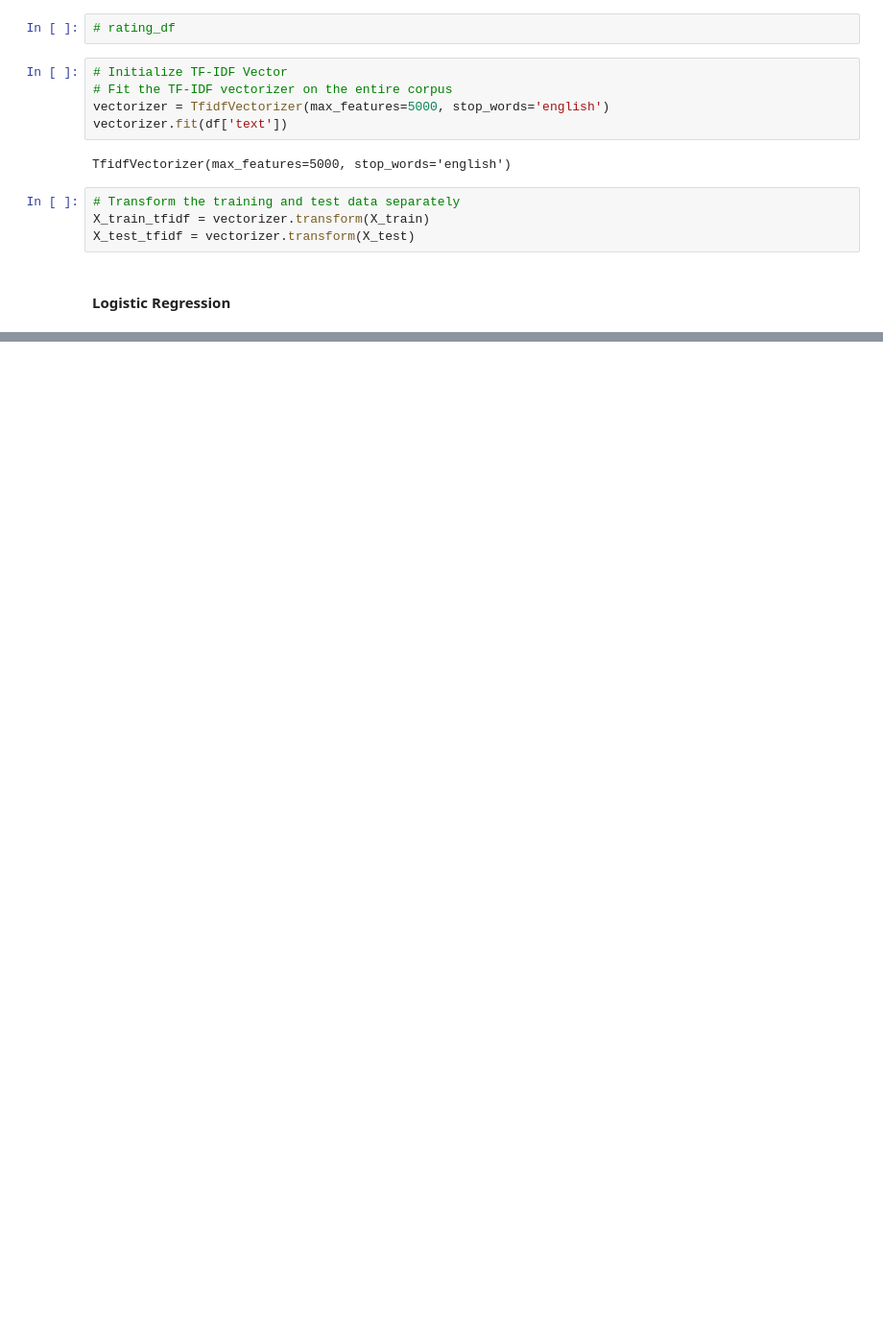
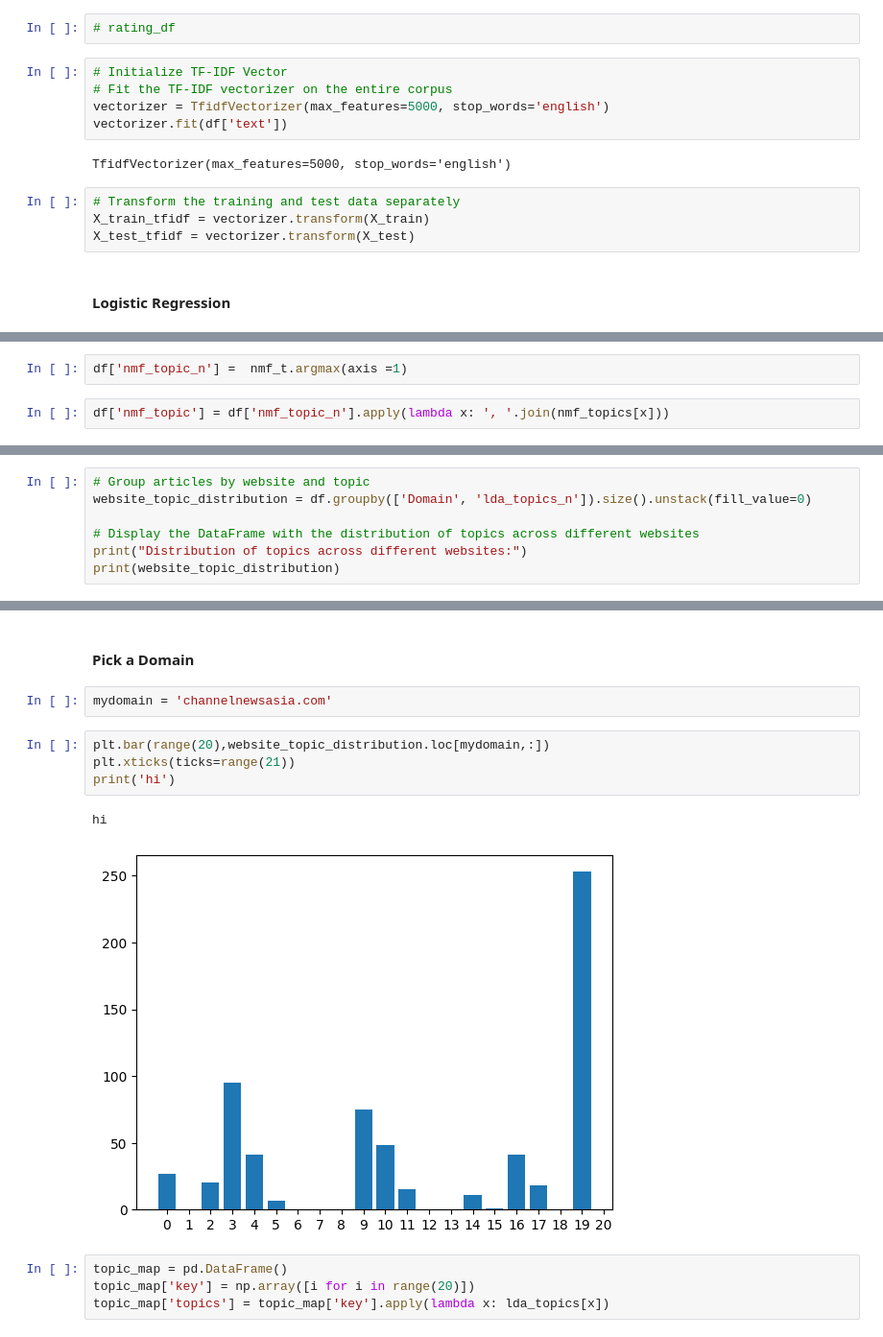
Before and after one commit to wayne-chi/tenx_wk0_cohort_c, a Jupyter notebook: Notebooks/nlp.ipynb, the cells around one changed output, grey strips where cells are left out. Shown at 96% size. Saved outputs shown, nothing was run; the diff lists cells and outputs as text; blank space fills up the shorter version.

```diff
--- a/Notebooks/nlp.ipynb
+++ b/Notebooks/nlp.ipynb
@@ -424,0 +691,4 @@ print(classification_report(y_test, y_pred))
+# %%
+df['nmf_topic_n'] =  nmf_t.argmax(axis =1)
+# %%
+df['nmf_topic'] = df['nmf_topic_n'].apply(lambda x: ', '.join(nmf_topics[x]))
@@ -424,0 +736,7 @@ print(classification_report(y_test, y_pred))
+# %%
+# Group articles by website and topic
+website_topic_distribution = df.groupby(['Domain', 'lda_topics_n']).size().unstack(fill_value=0)
+
+# Display the DataFrame with the distribution of topics across different websites
+print("Distribution of topics across different websites:")
+print(website_topic_distribution)
@@ -424,0 +761,15 @@ print(classification_report(y_test, y_pred))
+# %% [markdown]
+#### Pick a Domain
+# %%
+mydomain = 'channelnewsasia.com'
+# %%
+plt.bar(range(20),website_topic_distribution.loc[mydomain,:])
+plt.xticks(ticks=range(21))
+print('hi')
+# %% [output]
+hi
+[figure, added]
+# %%
+topic_map = pd.DataFrame()
+topic_map['key'] = np.array([i for i in range(20)])
+topic_map['topics'] = topic_map['key'].apply(lambda x: lda_topics[x])
```
Also changed, not shown: parts of 89 cells of this notebook, 12 other files.
